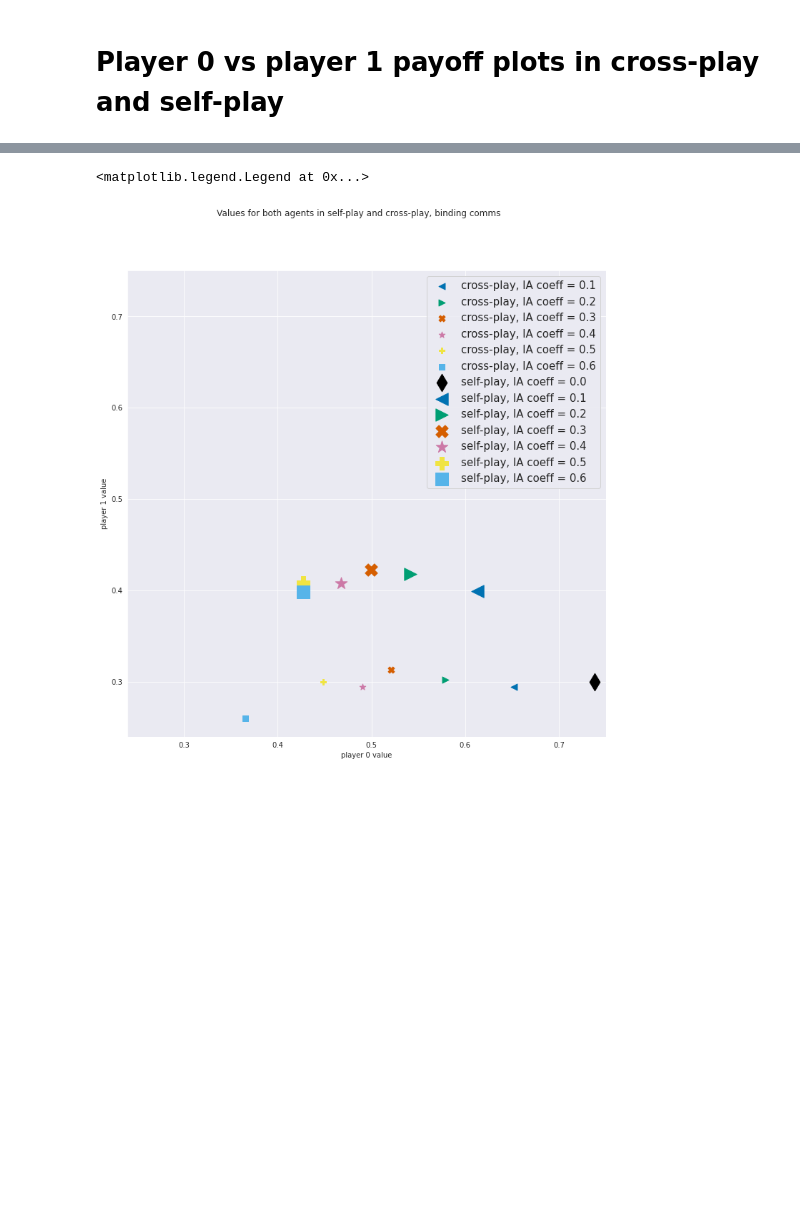
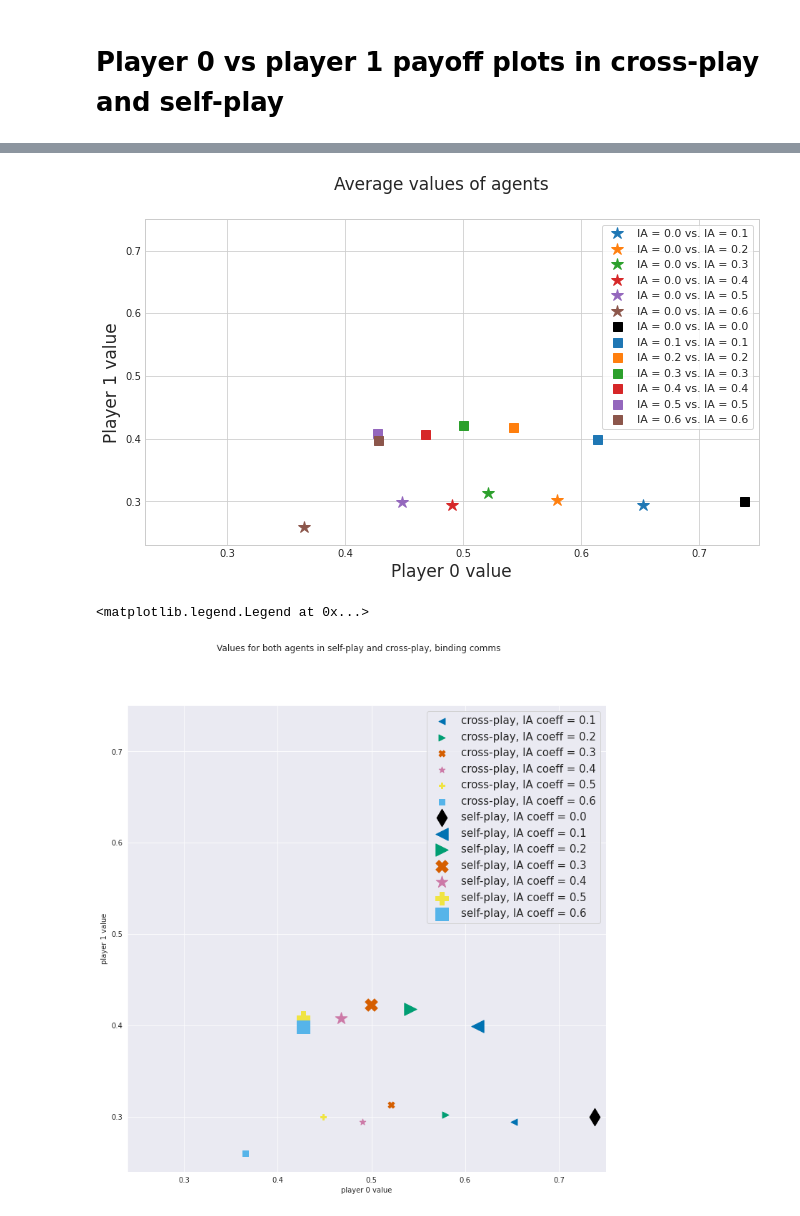
Before and after one commit to longtermrisk/marltoolbox, a Jupyter notebook: marltoolbox/experiments/tune_class_api/alternating_offers/Vis_cross_play.ipynb, the cells around one changed output, grey strips where cells are left out. Saved outputs shown, nothing was run; the diff lists cells and outputs as text; code cells hidden in the pictures; blank space fills up the shorter version.

```diff
--- a/marltoolbox/experiments/tune_class_api/alternating_offers/Vis_cross_play.ipynb
+++ b/marltoolbox/experiments/tune_class_api/alternating_offers/Vis_cross_play.ipynb
@@ -21,6 +22,14 @@ root_path = '/home/alexander/ray_results/cross_play_20K_episodes_binding/2021_03
 # root_path = '/home/alexander/ray_results/population_experiments/2021_04_20/14_01_26'
 # binding = True
 
+# binding = True
+# root_path = '/home/alexander/ray_results/cross_play_20K_episodes_binding_prosocial/2021_05_20/01_53_31'
+
+binding = True
+root_path = '/home/alexander/ray_results/cross_play_20K_episodes_binding_prosocial/2021_05_31/23_44_35'  # not actually prosocial
+
+# results_filename = os.path.join('cross_play_evals', 'results_' + '_'.join(root_path.split('/')[-3:]) + '.pickle')  # new experimental file
+# results_filename = os.path.join('cross_play_evals', 'results_' + '_'.join(root_path.split('/')[-3:]) + '_b.pickle')  # the default file
 results_filename = os.path.join('cross_play_evals', 'results_' + '_'.join(root_path.split('/')[-3:]) + '.pickle')
 results = pickle.load(open(results_filename, 'rb'))
 
@@ -107,0 +158,5 @@ os.system(f'tar -czvf {img_dir}.tar {img_dir}')
+# %%
+max_sum = 0
+for dist in product(range(p[0]+1), range(p[1]+1), range(p[2]+1)):
+    cur_sum = (u0 * dist / theor0).sum() + (u1 * (p-dist) / theor1).sum()
+    max_sum = max(cur_sum, max_sum)
@@ -274,5 +400,3 @@ for eval_regime_name, eval_regime_list in [
-# %%
-x, y, param_val, binding_param, cross_play = zip(*all_vals)
 # %%
 len(x)
 # %% [output]
@@ -280,3 +452,50 @@ len(x)
+# %%
+('default_vs_default', 'custom_vs_custom_1'),  # display 1:7
+('custom_vs_custom_1', 'custom_vs_custom_2'),  # display 7:14
+
+# plt.switch_backend("agg")
+plt.style.use("seaborn-whitegrid")
+COLORS = [None,] + list(mcolors.TABLEAU_COLORS)[:6] + ['black',] + list(mcolors.TABLEAU_COLORS)[:6]
+RANDOM_MARKERS = [None, "1", "2", "3", "4", "8", "s", "p", "P", "*", "h", "H", "+"]
+marker_list = [None,] + ['*',]*6 + ['s',]*7
+
+plt.figure(figsize=(11, 6))
+# plt.figure(figsize=(8, 5))
+# for i in range(len(x)):
+for i in range(1, 14):
+    if i >= 7:
+        label = f'IA = {param_val[i]:.1f} vs. IA = {param_val[i]:.1f}'
+    else:
+        label = f'IA = 0.0 vs. IA = {param_val[i]:.1f}'
+    color_list = ['#0072B2', '#009E73', '#D55E00', '#CC79A7', '#F0E442', '#56B4E9',   '#000000', '#0072B2', '#009E73', '#D55E00', '#CC79A7', '#F0E442', '#56B4E9',]
+#     marker_list = ['<', '>', 'X', '*', 'P', 's',   'd', '<', '>', 'X', '*', 'P', 's']
+    s = 80 if cross_play[i] else 300
+    plt.plot(
+        x[i],
+        y[i],
+#         markerfacecolor="none",
+        markeredgecolor=COLORS[i],
+        linestyle="None",
+        marker=marker_list[i],
+        color=COLORS[i],
+        label=label,
+        markersize=9 if marker_list[i] == 's' else 13
+    )
+
+plt.xlabel('Player 0 value', fontsize=17)
+plt.ylabel('Player 1 value', fontsize=17)
+plt.xlim((0.23, 0.75))
+plt.ylim((0.23, 0.75))
+plt.suptitle(f'Average values of agents', fontsize=17)
+handles, labels = plt.gca().get_legend_handles_labels()
+by_label = dict(zip(labels, handles))
+plt.legend(by_label.values(), by_label.keys(), numpoints=1,
+    frameon=True,
+    fontsize=11,)
+#     fontsize="small",)
+plt.show()
+# %% [output]
+[figure, added]
 # %%
 # plt.figure(figsize=(12, 12))
 # plt.xlim((0.24, 0.75))
```
Also changed, not shown: parts of 63 cells of this notebook, 5 other files.
